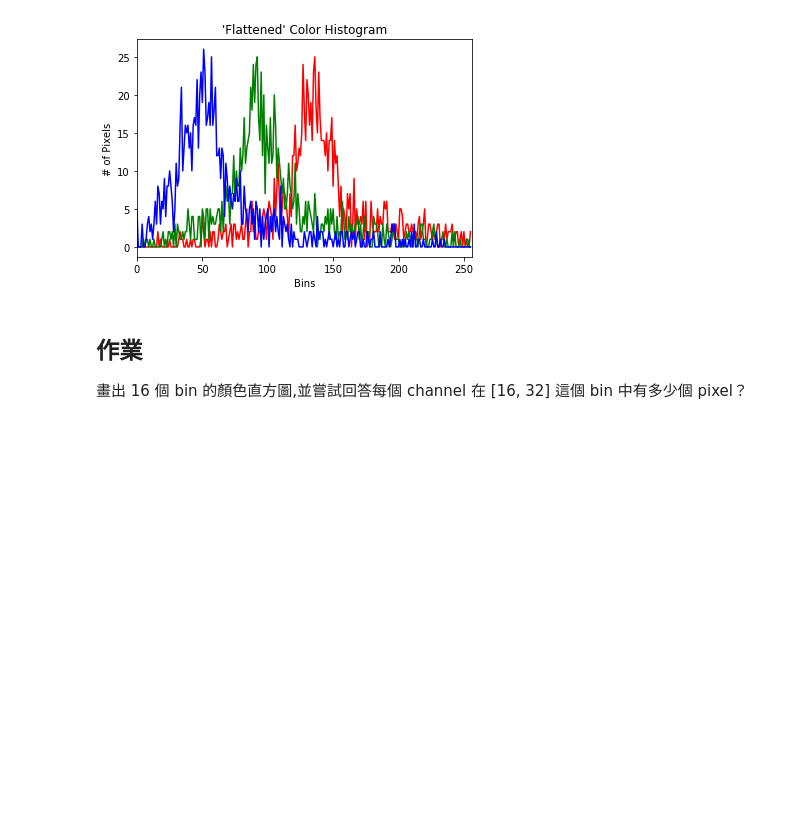
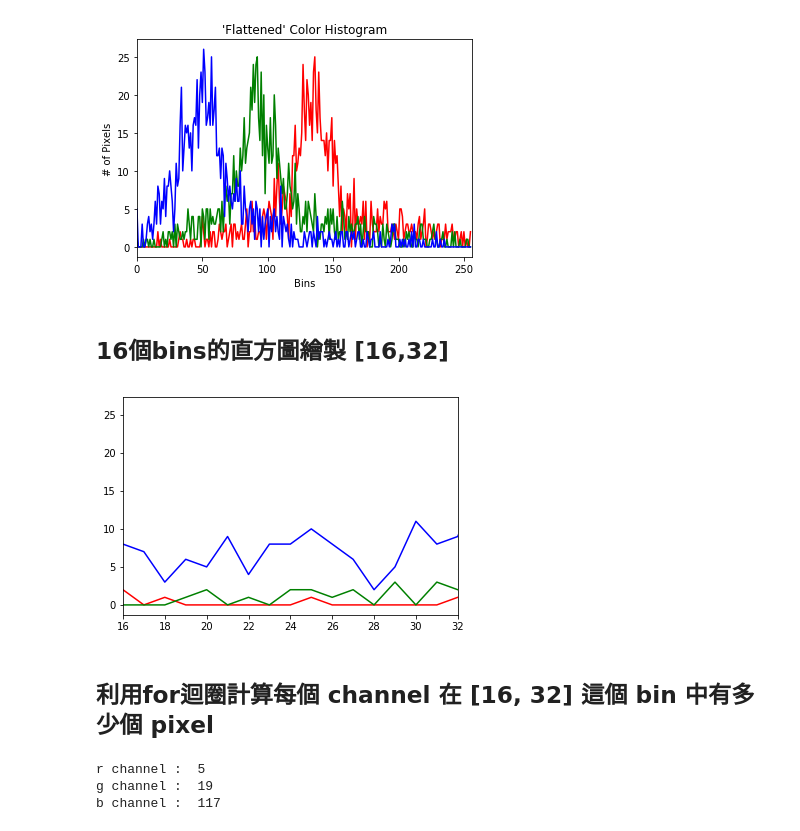
Before and after one commit to Ether-YiTseWu/2nd-ML100Days, a Jupyter notebook: homework/Day_090_HW.ipynb, the cells around one changed output. Saved outputs shown, nothing was run; the diff lists cells and outputs as text; code cells hidden in the pictures; blank space fills up the shorter version.

```diff
--- a/homework/Day_090_HW.ipynb
+++ b/homework/Day_090_HW.ipynb
@@ -66,6 +69,31 @@ for (chan, color) in zip(chans, colors):
 plt.show()
 # %% [output]
 [figure]
+# %% [markdown]
+## 16個bins的直方圖繪製  [16,32]
+# %%
+for (chan, color) in zip(chans, colors):
+    # 計算該 channel 的直方圖
+    hist = cv2.calcHist([chan], [0], None, [256], [0, 256])
+
+    # 畫出該 channel 的直方圖
+    plt.plot(hist, color = color)
+    plt.xlim([16, 32])
+plt.show()
+# %% [output]
+[figure, added]
 # %% [markdown]
-## 作業
-畫出 16 個 bin 的顏色直方圖,並嘗試回答每個 channel 在 [16, 32] 這個 bin 中有多少個 pixel？
+## 利用for迴圈計算每個 channel 在 [16, 32] 這個 bin 中有多少個 pixel
+# %%
+for chanNum1 in range(len(chans[:])):
+    count = 0
+    for chanNum2 in range(len(chans[chanNum1][:])):
+        for pixel in chans[chanNum1][chanNum2]:
+            #print(pixel)
+            if pixel >= 16 and pixel <= 32:
+                count = count + 1
+    print(colors[chanNum1],'channel : ',count)
+# %% [output]
+r channel :  5
+g channel :  19
+b channel :  117
```
Also changed, not shown: parts of 1 cell of this notebook.
